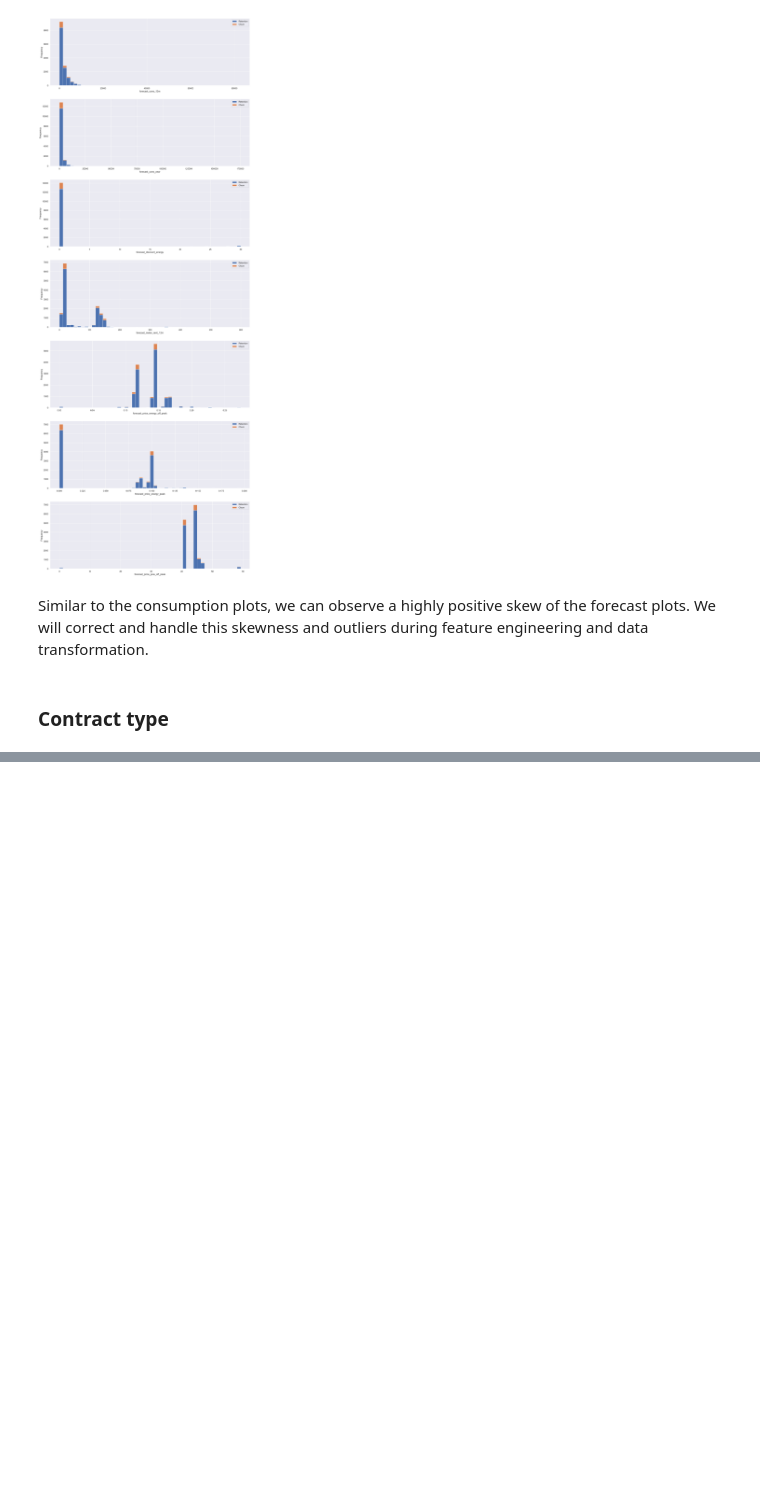
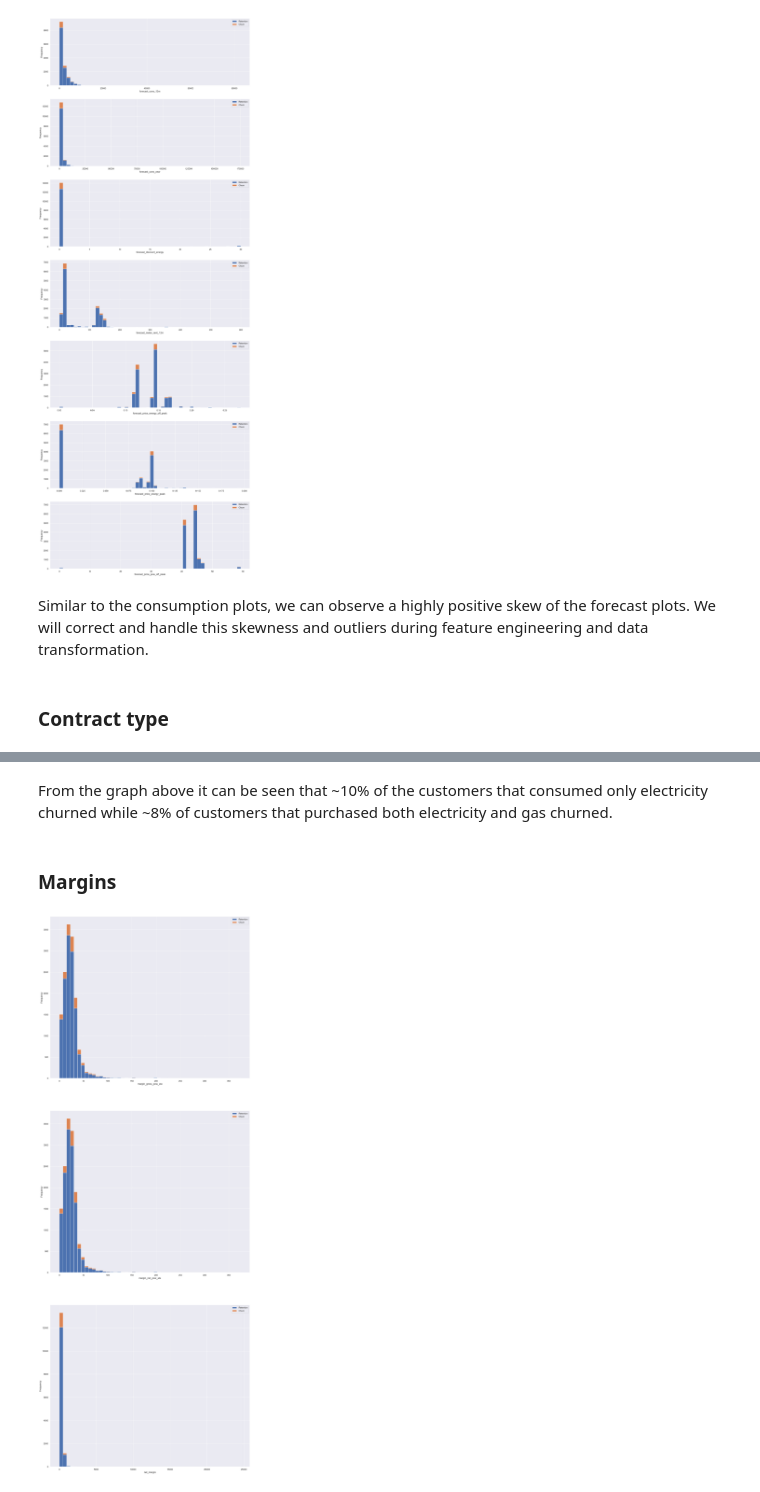
Before and after one commit to lawalsegun2025/forage_projects, a Jupyter notebook: 001_BCG_GAMMA_customer_churn_prediction/2_eda/notebook/eda_starter.ipynb, the cells around one changed output, grey strips where cells are left out. Drawn from its saved outputs; the diff is of its cells as text; code cells hidden in the pictures; blank space fills up the shorter version.

Commit message:
Visualize margins columns

```diff
--- a/001_BCG_GAMMA_customer_churn_prediction/2_eda/notebook/eda_starter.ipynb
+++ b/001_BCG_GAMMA_customer_churn_prediction/2_eda/notebook/eda_starter.ipynb
@@ -360,0 +359,4 @@ From the graph above it can be seen that ~10% of the customers that consumed onl
+# %% [markdown]
+From the graph above it can be seen that ~10% of the customers that consumed only electricity churned while ~8% of customers that purchased both electricity and gas churned.
+# %% [markdown]
+### Margins
@@ -360,0 +366,9 @@ From the graph above it can be seen that ~10% of the customers that consumed onl
+# %%
+# # Plot the histogram of the magin columns
+fig, axs = plt.subplots(nrows=3, figsize=(18,50))
+
+plot_distribution(client_df, 'margin_gross_pow_ele', axs[0])
+plot_distribution(client_df, 'margin_net_pow_ele', axs[1])
+plot_distribution(client_df, 'net_margin', axs[2])
+# %% [output]
+[figure, added]
```
Also changed, not shown: parts of 9 cells of this notebook.
